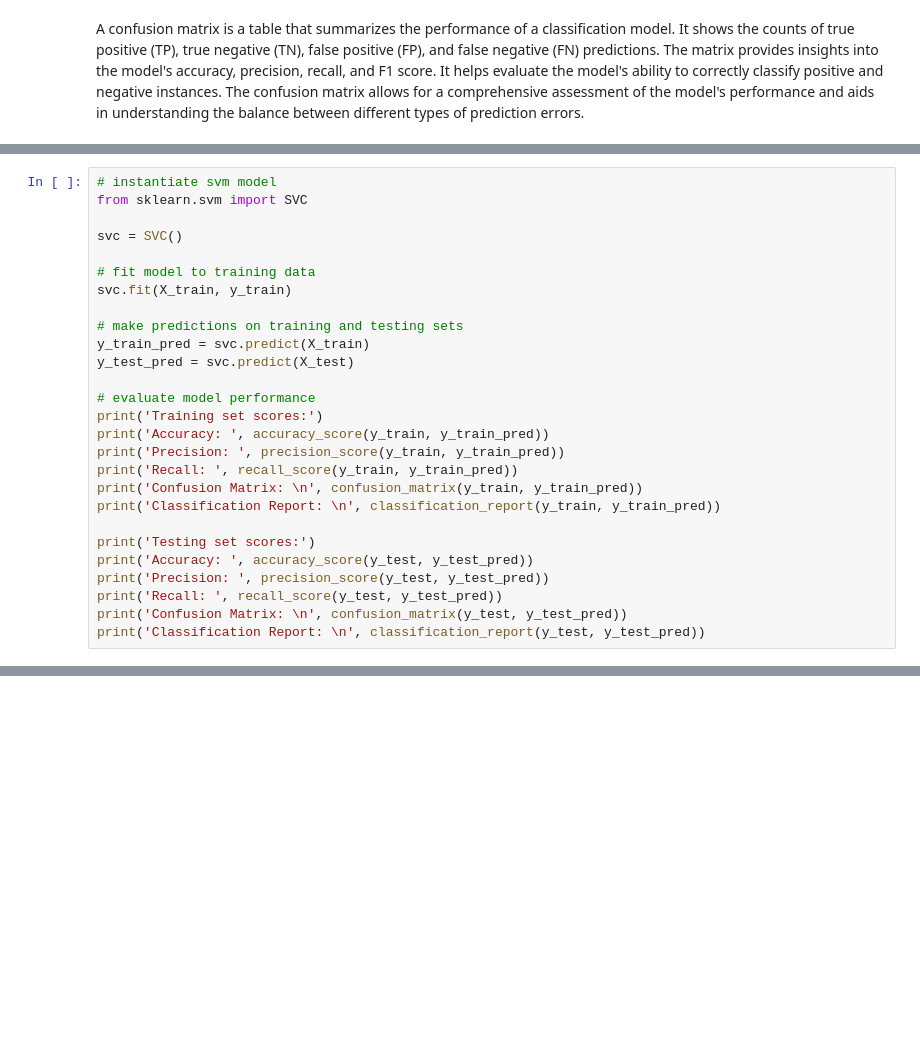
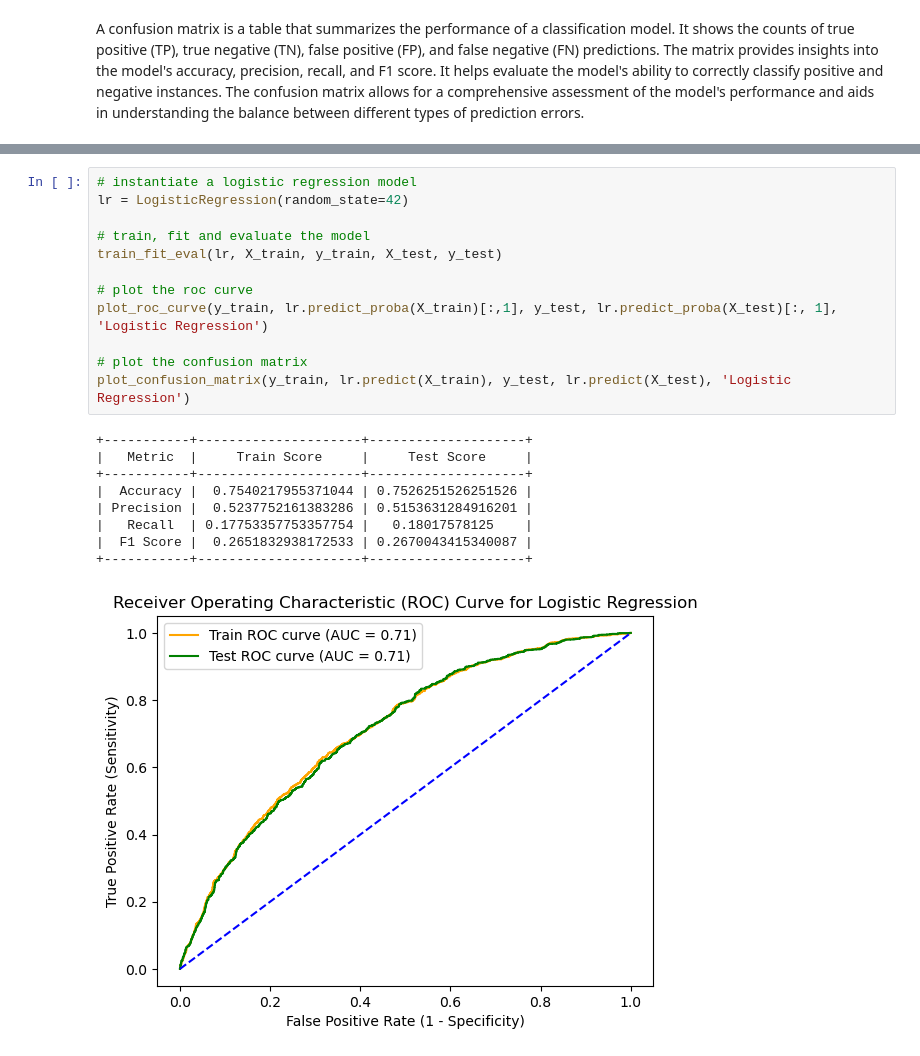
Before and after one commit to sjmfirestone/comp-4448-final-project, a Jupyter notebook: video-popularity.ipynb, the cells around one changed output, grey strips where cells are left out. Saved outputs shown, nothing was run; the diff lists cells and outputs as text; blank space fills up the shorter version.

```diff
--- a/video-popularity.ipynb
+++ b/video-popularity.ipynb
@@ -1183,27 +1142,0 @@ plot_confusion_matrix(y_test, y_test_pred, 'Naive Bayes')
-# %%
-# instantiate svm model
-from sklearn.svm import SVC
-
-svc = SVC()
-
-# fit model to training data
-svc.fit(X_train, y_train)
-
-# make predictions on training and testing sets
-y_train_pred = svc.predict(X_train)
-y_test_pred = svc.predict(X_test)
-
-# evaluate model performance
-print('Training set scores:')
-print('Accuracy: ', accuracy_score(y_train, y_train_pred))
-print('Precision: ', precision_score(y_train, y_train_pred))
-print('Recall: ', recall_score(y_train, y_train_pred))
-print('Confusion Matrix: \n', confusion_matrix(y_train, y_train_pred))
-print('Classification Report: \n', classification_report(y_train, y_train_pred))
-
-print('Testing set scores:')
-print('Accuracy: ', accuracy_score(y_test, y_test_pred))
-print('Precision: ', precision_score(y_test, y_test_pred))
-print('Recall: ', recall_score(y_test, y_test_pred))
-print('Confusion Matrix: \n', confusion_matrix(y_test, y_test_pred))
-print('Classification Report: \n', classification_report(y_test, y_test_pred))
@@ -1215,0 +1153,22 @@ plot_confusion_matrix(y_test, y_test_pred, 'SVM')
+# %%
+# instantiate a logistic regression model
+lr = LogisticRegression(random_state=42)
+
+# train, fit and evaluate the model
+train_fit_eval(lr, X_train, y_train, X_test, y_test)
+
+# plot the roc curve
+plot_roc_curve(y_train, lr.predict_proba(X_train)[:,1], y_test, lr.predict_proba(X_test)[:, 1], 'Logistic Regression')
+
+# plot the confusion matrix
+plot_confusion_matrix(y_train, lr.predict(X_train), y_test, lr.predict(X_test), 'Logistic Regression')
+# %% [output]
++-----------+---------------------+--------------------+
+|   Metric  |     Train Score     |     Test Score     |
++-----------+---------------------+--------------------+
+|  Accuracy |  0.7540217955371044 | 0.7526251526251526 |
+| Precision |  0.5237752161383286 | 0.5153631284916201 |
+|   Recall  | 0.17753357753357754 |   0.18017578125    |
+|  F1 Score |  0.2651832938172533 | 0.2670043415340087 |
++-----------+---------------------+--------------------+
+[figure, added]
```
Also changed, not shown: parts of 62 cells of this notebook.
